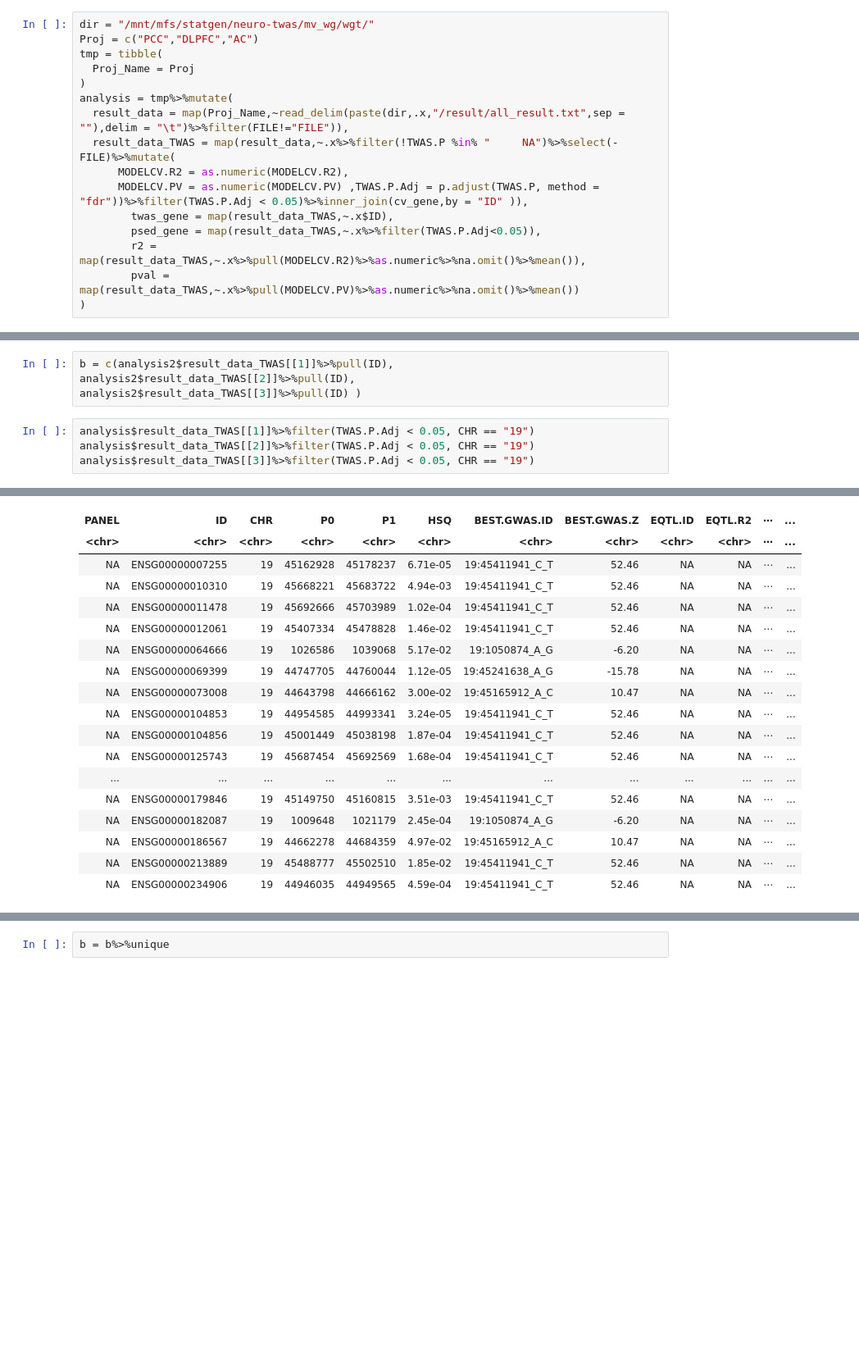
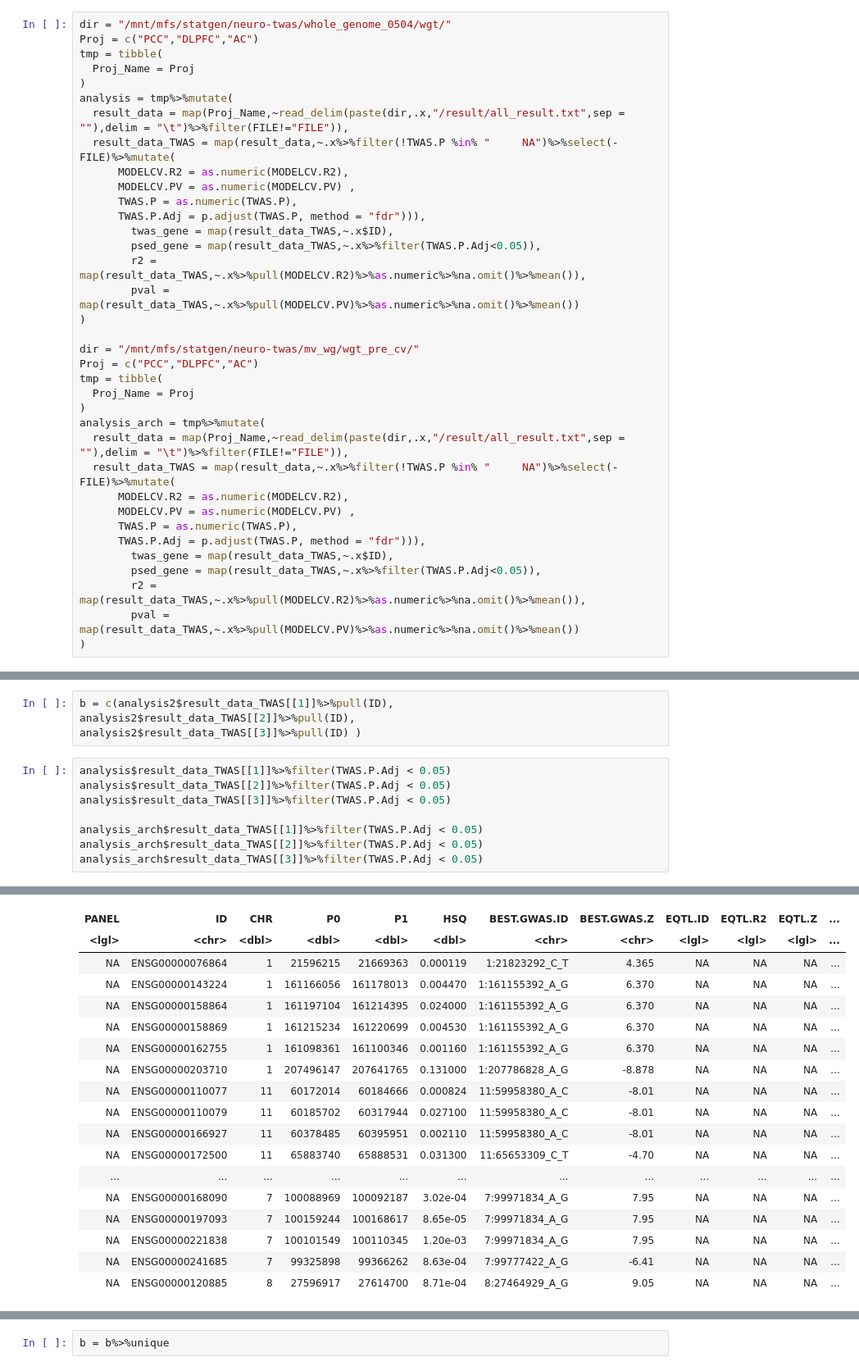
Before and after one commit to gaow/neuro-twas, a Jupyter notebook: archive/Whole_Genome_TWAS.ipynb, the cells around one changed output, grey strips where cells are left out. Shown at 82% size. Cells and saved outputs as stored; diff of their text form; blank space fills up the shorter version.

Commit message:
one gene

```diff
--- a/archive/Whole_Genome_TWAS.ipynb
+++ b/archive/Whole_Genome_TWAS.ipynb
@@ -487,7 +522,7 @@ cols(
   name = col_character()
 )
 # %%
-dir = "/mnt/mfs/statgen/neuro-twas/mv_wg/wgt/"
+dir = "/mnt/mfs/statgen/neuro-twas/whole_genome_0504/wgt/"
 Proj = c("PCC","DLPFC","AC")
 tmp = tibble(
   Proj_Name = Proj
@@ -496,12 +531,32 @@ analysis = tmp%>%mutate(
   result_data = map(Proj_Name,~read_delim(paste(dir,.x,"/result/all_result.txt",sep = ""),delim = "\t")%>%filter(FILE!="FILE")),
   result_data_TWAS = map(result_data,~.x%>%filter(!TWAS.P %in% "     NA")%>%select(-FILE)%>%mutate(
       MODELCV.R2 = as.numeric(MODELCV.R2),
-      MODELCV.PV = as.numeric(MODELCV.PV) ,TWAS.P.Adj = p.adjust(TWAS.P, method = "fdr"))%>%filter(TWAS.P.Adj < 0.05)%>%inner_join(cv_gene,by = "ID" )),
+      MODELCV.PV = as.numeric(MODELCV.PV) ,
+      TWAS.P = as.numeric(TWAS.P),
+      TWAS.P.Adj = p.adjust(TWAS.P, method = "fdr"))),
         twas_gene = map(result_data_TWAS,~.x$ID),
         psed_gene = map(result_data_TWAS,~.x%>%filter(TWAS.P.Adj<0.05)),
         r2 = map(result_data_TWAS,~.x%>%pull(MODELCV.R2)%>%as.numeric%>%na.omit()%>%mean()),
         pval = map(result_data_TWAS,~.x%>%pull(MODELCV.PV)%>%as.numeric%>%na.omit()%>%mean())
 )
+
+dir = "/mnt/mfs/statgen/neuro-twas/mv_wg/wgt_pre_cv/"
+Proj = c("PCC","DLPFC","AC")
+tmp = tibble(
+  Proj_Name = Proj
+)
+analysis_arch = tmp%>%mutate(
+  result_data = map(Proj_Name,~read_delim(paste(dir,.x,"/result/all_result.txt",sep = ""),delim = "\t")%>%filter(FILE!="FILE")),
+  result_data_TWAS = map(result_data,~.x%>%filter(!TWAS.P %in% "     NA")%>%select(-FILE)%>%mutate(
+      MODELCV.R2 = as.numeric(MODELCV.R2),
+      MODELCV.PV = as.numeric(MODELCV.PV) ,
+      TWAS.P = as.numeric(TWAS.P),
+      TWAS.P.Adj = p.adjust(TWAS.P, method = "fdr"))),
+        twas_gene = map(result_data_TWAS,~.x$ID),
+        psed_gene = map(result_data_TWAS,~.x%>%filter(TWAS.P.Adj<0.05)),
+        r2 = map(result_data_TWAS,~.x%>%pull(MODELCV.R2)%>%as.numeric%>%na.omit()%>%mean()),
+        pval = map(result_data_TWAS,~.x%>%pull(MODELCV.PV)%>%as.numeric%>%na.omit()%>%mean())
+)
 # %% [output]
 Parsed with column specification:
 cols(
@@ -528,7 +580,11 @@ b = c(analysis2$result_data_TWAS[[1]]%>%pull(ID),
 analysis2$result_data_TWAS[[2]]%>%pull(ID),
 analysis2$result_data_TWAS[[3]]%>%pull(ID) )
 # %%
-analysis$result_data_TWAS[[1]]%>%filter(TWAS.P.Adj < 0.05, CHR == "19")
-analysis$result_data_TWAS[[2]]%>%filter(TWAS.P.Adj < 0.05, CHR == "19")
-analysis$result_data_TWAS[[3]]%>%filter(TWAS.P.Adj < 0.05, CHR == "19")
+analysis$result_data_TWAS[[1]]%>%filter(TWAS.P.Adj < 0.05)
+analysis$result_data_TWAS[[2]]%>%filter(TWAS.P.Adj < 0.05)
+analysis$result_data_TWAS[[3]]%>%filter(TWAS.P.Adj < 0.05)
+
+analysis_arch$result_data_TWAS[[1]]%>%filter(TWAS.P.Adj < 0.05)
+analysis_arch$result_data_TWAS[[2]]%>%filter(TWAS.P.Adj < 0.05)
+analysis_arch$result_data_TWAS[[3]]%>%filter(TWAS.P.Adj < 0.05)
 # %% [output]
@@ -536,18 +592,18 @@ A spec_tbl_df: 22 × 21
-| PANEL | ID | CHR | P0 | P1 | HSQ | BEST.GWAS.ID | BEST.GWAS.Z | EQTL.ID | EQTL.R2 | ⋯ | ... |
-| <chr> | <chr> | <chr> | <chr> | <chr> | <chr> | <chr> | <chr> | <chr> | <chr> | ⋯ | ... |
-| NA | ENSG00000007255 | 19 | 45162928 | 45178237 | 6.71e-05 | 19:45411941_C_T | 52.46 | NA | NA | ⋯ | ... |
-| NA | ENSG00000010310 | 19 | 45668221 | 45683722 | 4.94e-03 | 19:45411941_C_T | 52.46 | NA | NA | ⋯ | ... |
-| NA | ENSG00000011478 | 19 | 45692666 | 45703989 | 1.02e-04 | 19:45411941_C_T | 52.46 | NA | NA | ⋯ | ... |
-| NA | ENSG00000012061 | 19 | 45407334 | 45478828 | 1.46e-02 | 19:45411941_C_T | 52.46 | NA | NA | ⋯ | ... |
-| NA | ENSG00000064666 | 19 | 1026586 | 1039068 | 5.17e-02 | 19:1050874_A_G | -6.20 | NA | NA | ⋯ | ... |
-| NA | ENSG00000069399 | 19 | 44747705 | 44760044 | 1.12e-05 | 19:45241638_A_G | -15.78 | NA | NA | ⋯ | ... |
-| NA | ENSG00000073008 | 19 | 44643798 | 44666162 | 3.00e-02 | 19:45165912_A_C | 10.47 | NA | NA | ⋯ | ... |
-| NA | ENSG00000104853 | 19 | 44954585 | 44993341 | 3.24e-05 | 19:45411941_C_T | 52.46 | NA | NA | ⋯ | ... |
-| NA | ENSG00000104856 | 19 | 45001449 | 45038198 | 1.87e-04 | 19:45411941_C_T | 52.46 | NA | NA | ⋯ | ... |
-| NA | ENSG00000125743 | 19 | 45687454 | 45692569 | 1.68e-04 | 19:45411941_C_T | 52.46 | NA | NA | ⋯ | ... |
+| PANEL | ID | CHR | P0 | P1 | HSQ | BEST.GWAS.ID | BEST.GWAS.Z | EQTL.ID | EQTL.R2 | EQTL.Z | ... |
+| <lgl> | <chr> | <dbl> | <dbl> | <dbl> | <dbl> | <chr> | <chr> | <lgl> | <lgl> | <lgl> | ... |
+| NA | ENSG00000076864 | 1 | 21596215 | 21669363 | 0.000119 | 1:21823292_C_T | 4.365 | NA | NA | NA | ... |
+| NA | ENSG00000143224 | 1 | 161166056 | 161178013 | 0.004470 | 1:161155392_A_G | 6.370 | NA | NA | NA | ... |
+| NA | ENSG00000158864 | 1 | 161197104 | 161214395 | 0.024000 | 1:161155392_A_G | 6.370 | NA | NA | NA | ... |
+| NA | ENSG00000158869 | 1 | 161215234 | 161220699 | 0.004530 | 1:161155392_A_G | 6.370 | NA | NA | NA | ... |
+| NA | ENSG00000162755 | 1 | 161098361 | 161100346 | 0.001160 | 1:161155392_A_G | 6.370 | NA | NA | NA | ... |
+| NA | ENSG00000203710 | 1 | 207496147 | 207641765 | 0.131000 | 1:207786828_A_G | -8.878 | NA | NA | NA | ... |
+| NA | ENSG00000110077 | 11 | 60172014 | 60184666 | 0.000824 | 11:59958380_A_C | -8.01 | NA | NA | NA | ... |
+| NA | ENSG00000110079 | 11 | 60185702 | 60317944 | 0.027100 | 11:59958380_A_C | -8.01 | NA | NA | NA | ... |
+| NA | ENSG00000166927 | 11 | 60378485 | 60395951 | 0.002110 | 11:59958380_A_C | -8.01 | NA | NA | NA | ... |
+| NA | ENSG00000172500 | 11 | 65883740 | 65888531 | 0.031300 | 11:65653309_C_T | -4.70 | NA | NA | NA | ... |
 | ... | ... | ... | ... | ... | ... | ... | ... | ... | ... | ... | ... |
-| NA | ENSG00000179846 | 19 | 45149750 | 45160815 | 3.51e-03 | 19:45411941_C_T | 52.46 | NA | NA | ⋯ | ... |
-| NA | ENSG00000182087 | 19 | 1009648 | 1021179 | 2.45e-04 | 19:1050874_A_G | -6.20 | NA | NA | ⋯ | ... |
-| NA | ENSG00000186567 | 19 | 44662278 | 44684359 | 4.97e-02 | 19:45165912_A_C | 10.47 | NA | NA | ⋯ | ... |
-| NA | ENSG00000213889 | 19 | 45488777 | 45502510 | 1.85e-02 | 19:45411941_C_T | 52.46 | NA | NA | ⋯ | ... |
-| NA | ENSG00000234906 | 19 | 44946035 | 44949565 | 4.59e-04 | 19:45411941_C_T | 52.46 | NA | NA | ⋯ | ... |
+| NA | ENSG00000168090 | 7 | 100088969 | 100092187 | 3.02e-04 | 7:99971834_A_G | 7.95 | NA | NA | NA | ... |
+| NA | ENSG00000197093 | 7 | 100159244 | 100168617 | 8.65e-05 | 7:99971834_A_G | 7.95 | NA | NA | NA | ... |
+| NA | ENSG00000221838 | 7 | 100101549 | 100110345 | 1.20e-03 | 7:99971834_A_G | 7.95 | NA | NA | NA | ... |
+| NA | ENSG00000241685 | 7 | 99325898 | 99366262 | 8.63e-04 | 7:99777422_A_G | -6.41 | NA | NA | NA | ... |
+| NA | ENSG00000120885 | 8 | 27596917 | 27614700 | 8.71e-04 | 8:27464929_A_G | 9.05 | NA | NA | NA | ... |
```
Also changed, not shown: parts of 10 cells of this notebook, 10 other files.
